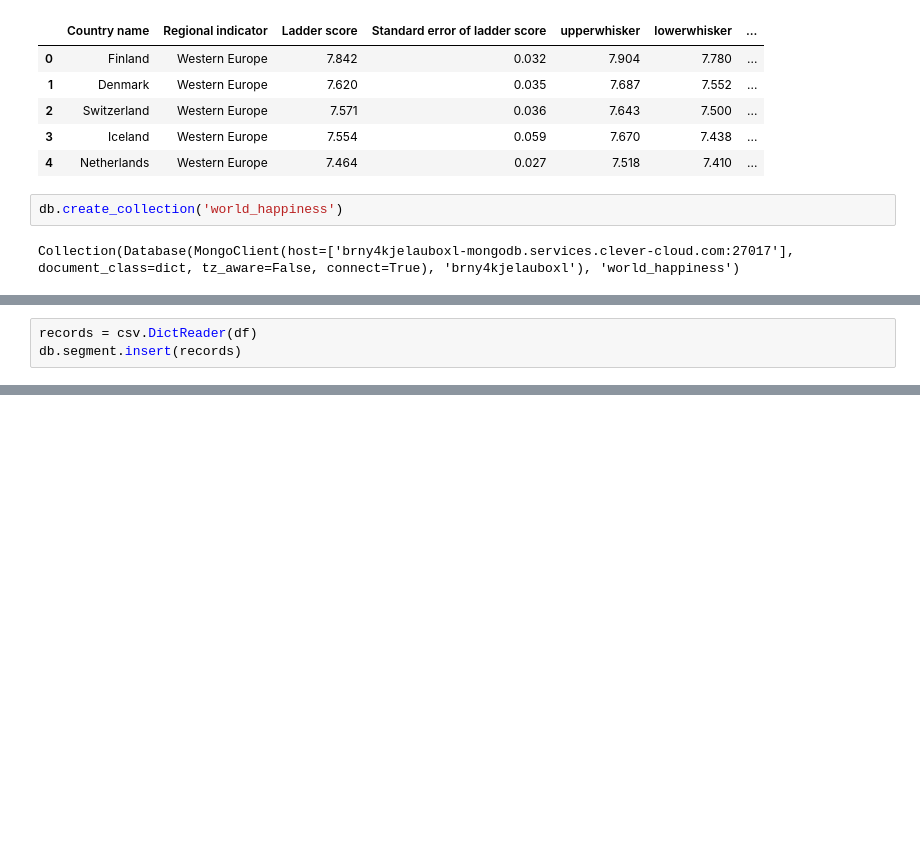
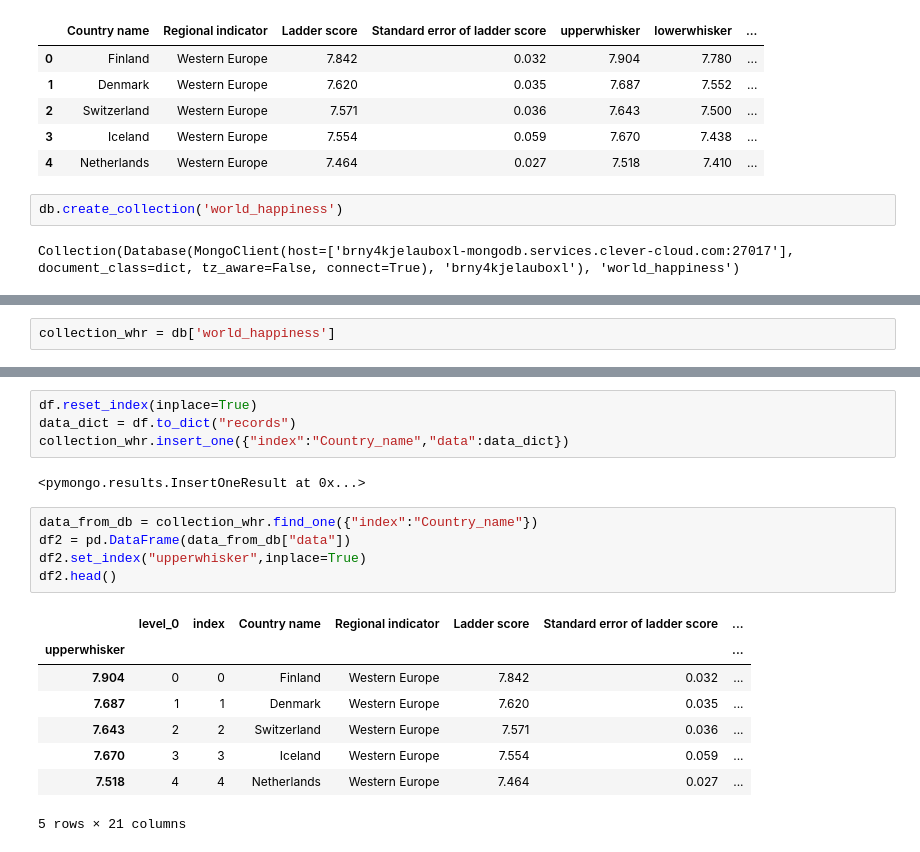
Before and after one commit to jrenatom/tarefa1_PL_A1, a Jupyter notebook: tarefaNoSQL.ipynb, the cells around one changed output, grey strips where cells are left out. Saved outputs shown, nothing was run; the diff lists cells and outputs as text; blank space fills up the shorter version.

```diff
--- a/tarefaNoSQL.ipynb
+++ b/tarefaNoSQL.ipynb
@@ -142,3 +117,0 @@ csv_to_json(csvFilePath, jsonFilePath)
-# %%
-records = csv.DictReader(df)
-db.segment.insert(records)
@@ -146,0 +123,2 @@ TypeError: ignored
+# %%
+collection_whr = db['world_happiness']
@@ -146,0 +139,20 @@ TypeError: ignored
+# %%
+df.reset_index(inplace=True)
+data_dict = df.to_dict("records")
+collection_whr.insert_one({"index":"Country_name","data":data_dict})
+# %% [output]
+<pymongo.results.InsertOneResult at 0x...>
+# %%
+data_from_db = collection_whr.find_one({"index":"Country_name"})
+df2 = pd.DataFrame(data_from_db["data"])
+df2.set_index("upperwhisker",inplace=True)
+df2.head()
+# %% [output]
+|  | level_0 | index | Country name | Regional indicator | Ladder score | Standard error of ladder score | ... |
+| upperwhisker |  |  |  |  |  |  | ... |
+| 7.904 | 0 | 0 | Finland | Western Europe | 7.842 | 0.032 | ... |
+| 7.687 | 1 | 1 | Denmark | Western Europe | 7.620 | 0.035 | ... |
+| 7.643 | 2 | 2 | Switzerland | Western Europe | 7.571 | 0.036 | ... |
+| 7.670 | 3 | 3 | Iceland | Western Europe | 7.554 | 0.059 | ... |
+| 7.518 | 4 | 4 | Netherlands | Western Europe | 7.464 | 0.027 | ... |
+5 rows × 21 columns
```
Also changed, not shown: parts of 12 cells of this notebook.
